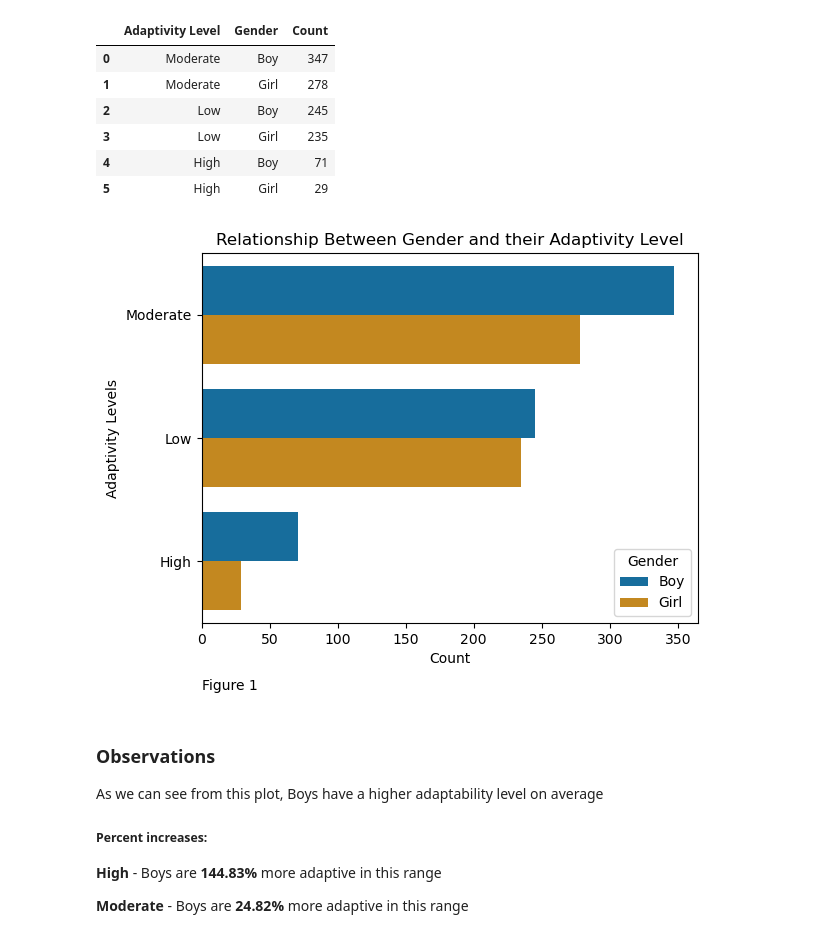
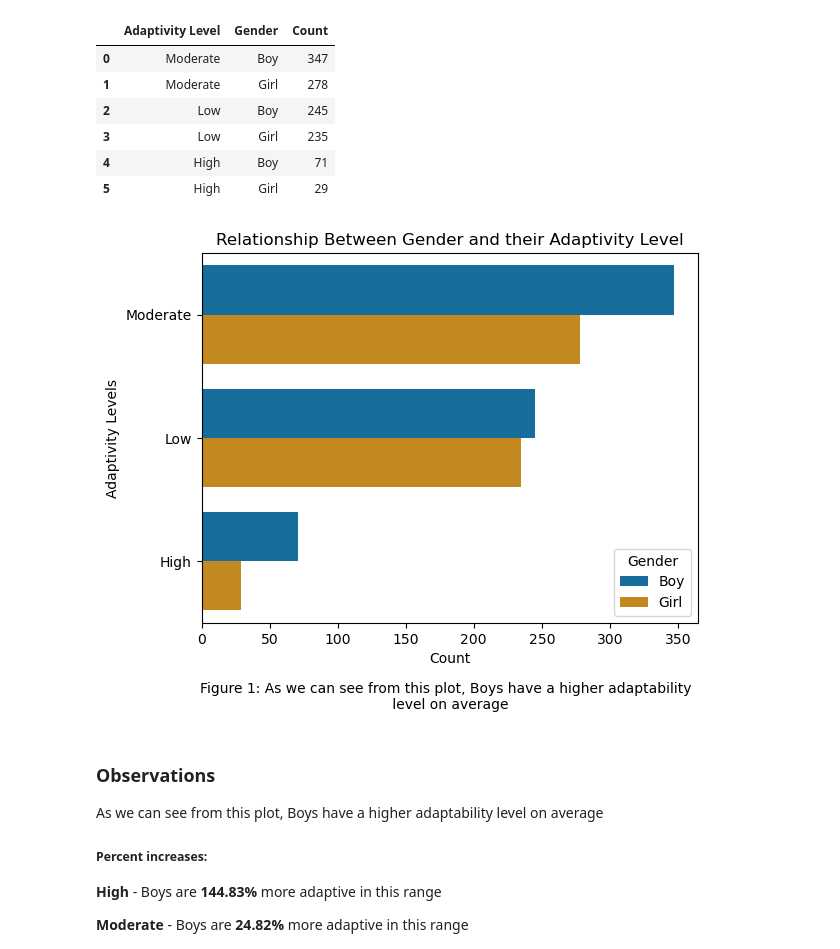
Before and after one commit to ubco-W2022T2-data301/project-group-group37, a Jupyter notebook: analysis/analysis1.ipynb, the cells around one changed output. Drawn from its saved outputs; the diff is of its cells as text; code cells hidden in the pictures.

```diff
--- a/analysis/analysis1.ipynb
+++ b/analysis/analysis1.ipynb
@@ -127,12 +127,12 @@ adaptivityGendered
 # %%
 sns.countplot(data = plot1, y='Adaptivity Level', hue = "Gender", palette='colorblind')
 plt.xlabel('Count')
 plt.ylabel('Adaptivity Levels')
 plt.title('Relationship Between Gender and their Adaptivity Level')
-plt.text(0.17, -0.03, 'Figure 1', ha='center', fontsize=10, transform=plt.gcf().transFigure)
+plt.text(0.51,-0.07, 'Figure 1: As we can see from this plot, Boys have a higher adaptability \n level on average', ha='center', fontsize=10, transform=plt.gcf().transFigure)
 plt.show(close=None, block=None)
 # %% [output]
-[figure, old version]
+[figure, new version]
 # %% [markdown]
 ### Observations
 As we can see from this plot, Boys have a higher adaptability level on average
```
Also changed, not shown: parts of 4 cells of this notebook, 7 other files.
